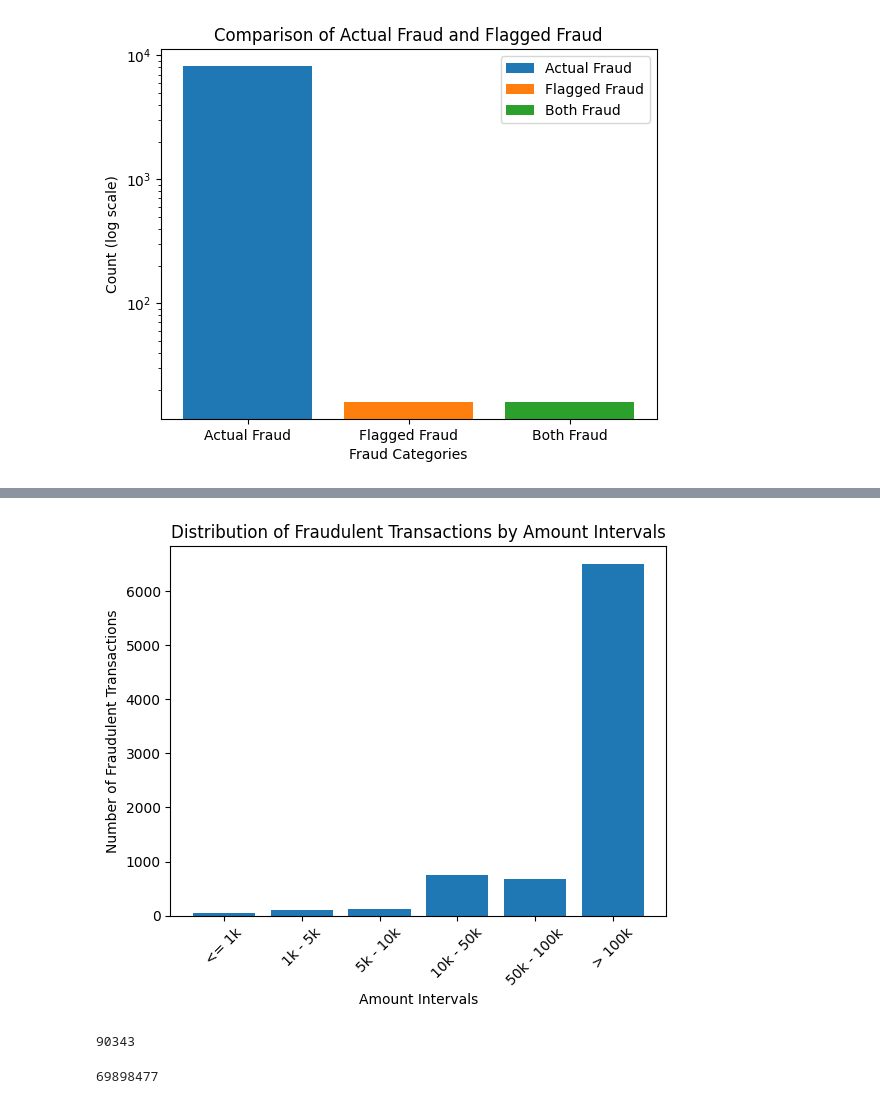
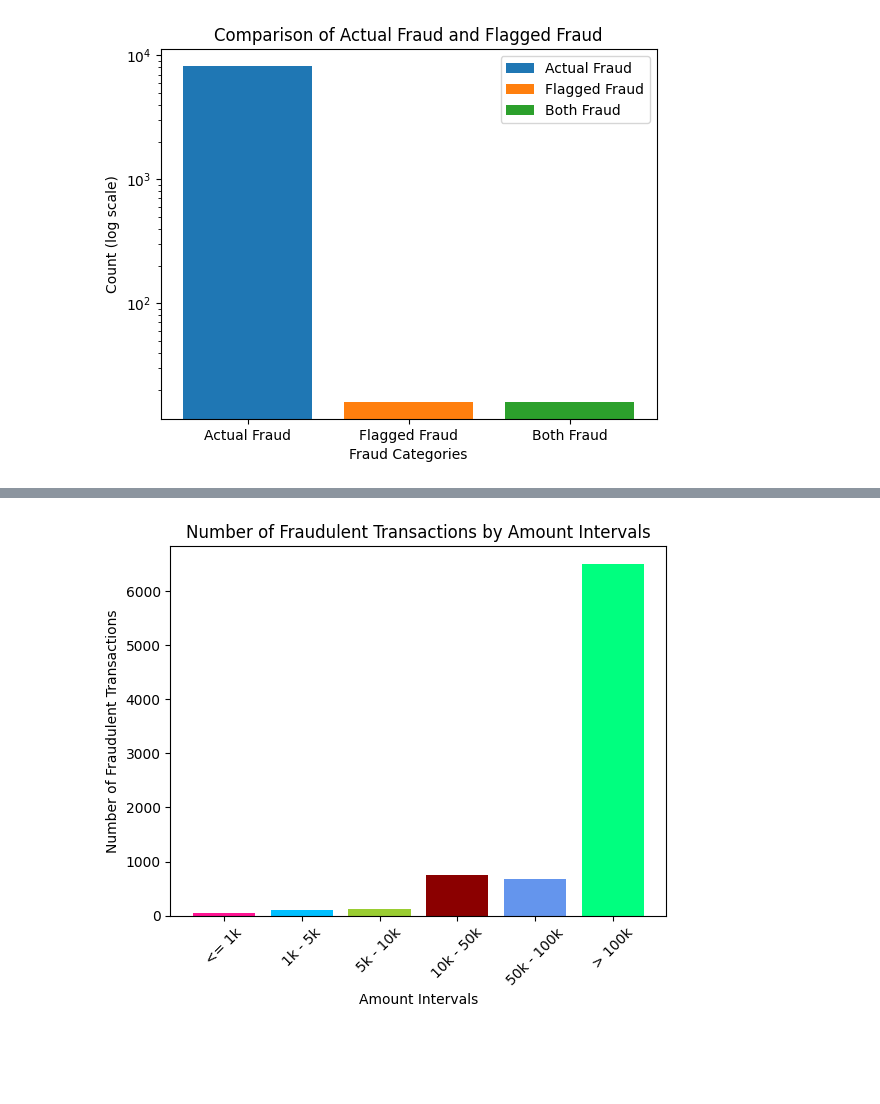
Before and after one commit to RobertKS123/ACML_Assignment, a Jupyter notebook: DataVisulization.ipynb, the cells around one changed output, grey strips where cells are left out. Saved outputs shown, nothing was run; the diff lists cells and outputs as text; code cells hidden in the pictures; blank space fills up the shorter version.

```diff
--- a/DataVisulization.ipynb
+++ b/DataVisulization.ipynb
@@ -101,30 +205,18 @@ plt.show()
 # %%
 fraudulent_transactions = df[df['isFraud'] == 1]
 
 amount_bins = [0, 1000, 5000, 10000, 50000, 100000, np.inf]
 bin_labels = ['<= 1k', '1k - 5k', '5k - 10k', '10k - 50k', '50k - 100k', '> 100k']
 
 fraudulent_transactions.loc[:, 'amount_bin'] = pd.cut(fraudulent_transactions['amount'], bins=amount_bins, labels=bin_labels)
 
 fraud_counts = fraudulent_transactions['amount_bin'].value_counts().sort_index()
 
-plt.bar(bin_labels, fraud_counts)
+plt.bar(bin_labels, fraud_counts,color=['deeppink', 'deepskyblue', 'yellowgreen', 'darkred', 'cornflowerblue','springgreen'])
 plt.xlabel('Amount Intervals')
 plt.ylabel('Number of Fraudulent Transactions')
-plt.title('Distribution of Fraudulent Transactions by Amount Intervals')
+plt.title('Number of Fraudulent Transactions by Amount Intervals')
 plt.xticks(rotation=45)
 plt.show()
 # %% [output]
-[figure, old version]
+[figure, new version]
-# %%
-not_fraud_count = df[df['isFraud'] == 1]
-
-print(flagged_fraud_records.size)
-# %% [output]
-90343
-# %%
-is_fraud_count = df[df['isFraud'] == 0]
-
-print(flagged_fraud_records.size)
-# %% [output]
-69898477
```
Also changed, not shown: parts of 36 cells of this notebook, 1 other file.
